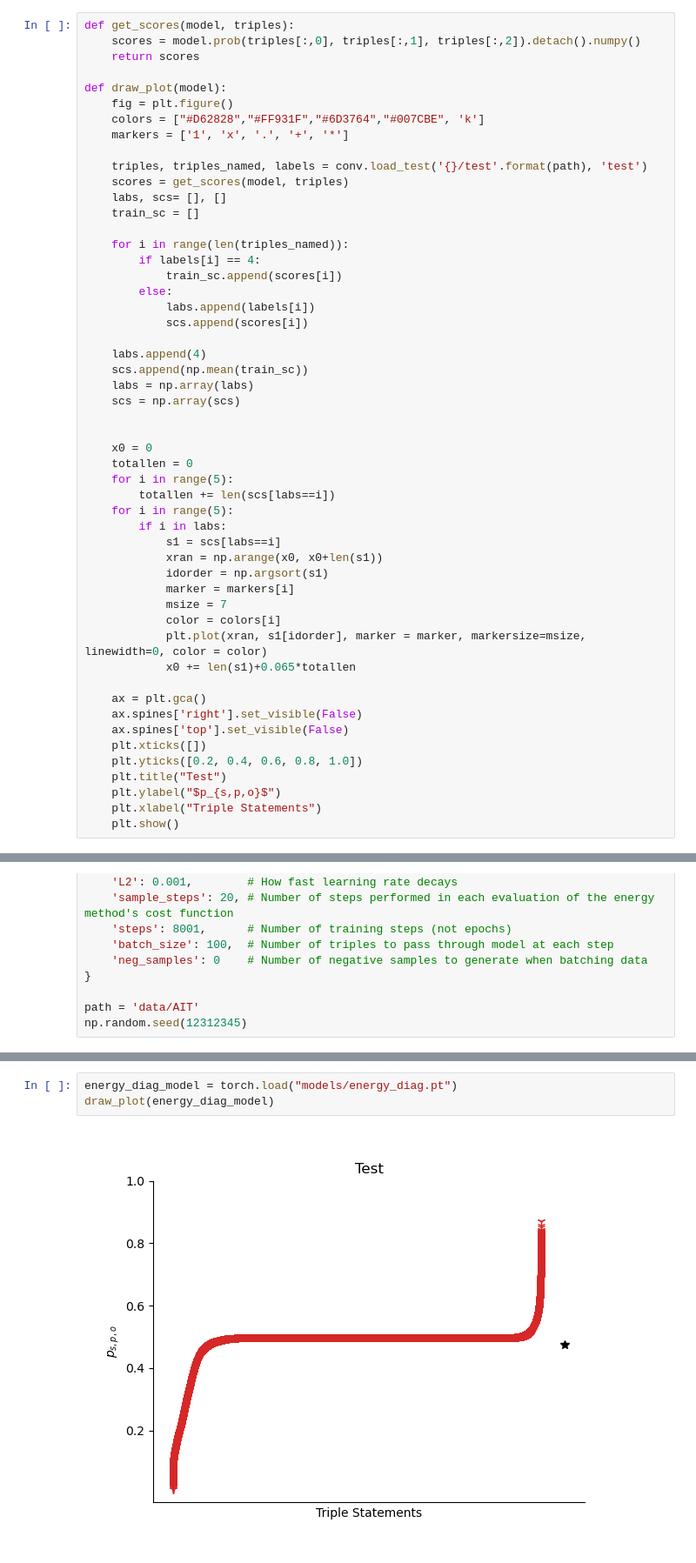
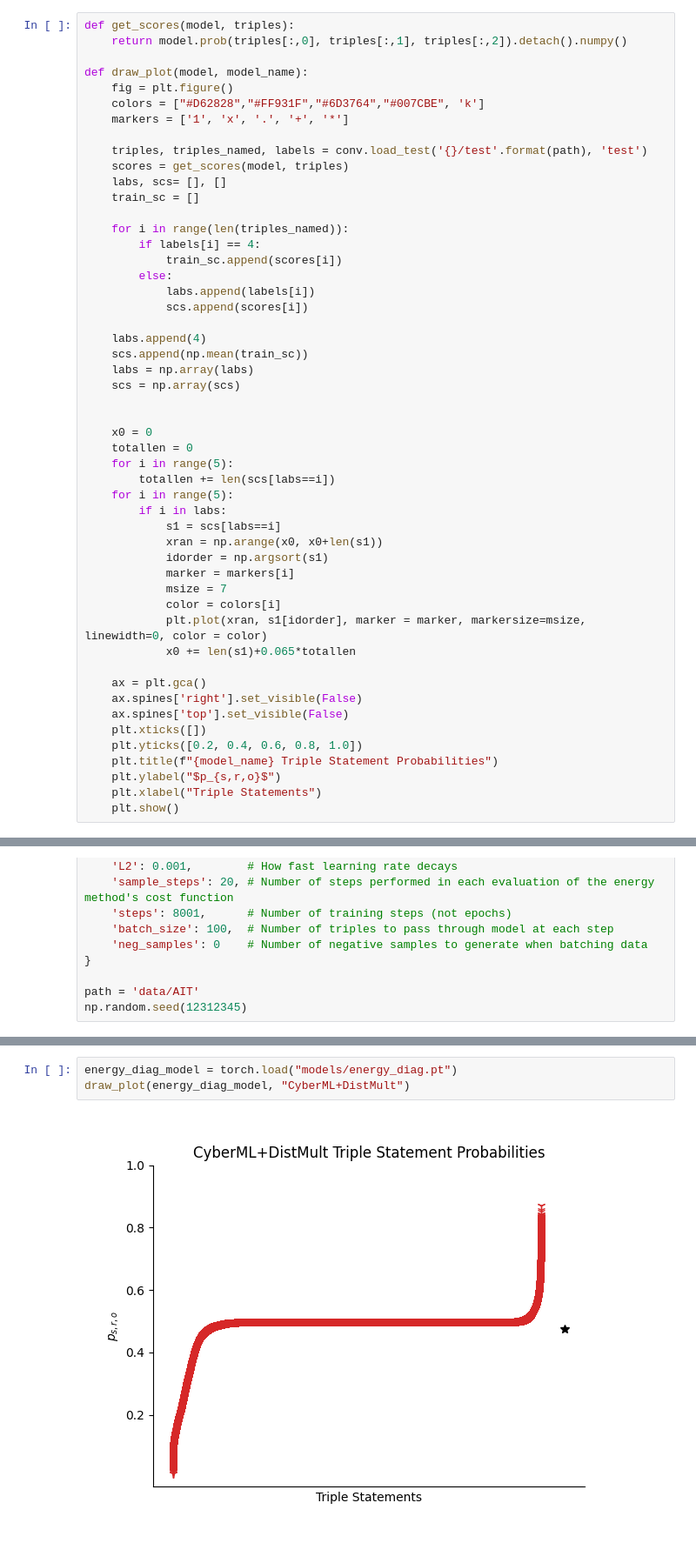
Before and after one commit to LucasAPayne/anomaly_detection, a Jupyter notebook: AIT.ipynb, the cells around one changed output, grey strips where cells are left out. Shown: that part at 87% size. Saved outputs shown, nothing was run; the diff lists cells and outputs as text.

```diff
--- a/AIT.ipynb
+++ b/AIT.ipynb
@@ -18,10 +16,9 @@ import seaborn as sns
 import torch
 # %%
 def get_scores(model, triples):
-    scores = model.prob(triples[:,0], triples[:,1], triples[:,2]).detach().numpy()
-    return scores
+    return model.prob(triples[:,0], triples[:,1], triples[:,2]).detach().numpy()
 
-def draw_plot(model):
+def draw_plot(model, model_name):
     fig = plt.figure()
     colors = ["#D62828","#FF931F","#6D3764","#007CBE", 'k']
     markers = ['1', 'x', '.', '+', '*']
@@ -64,8 +61,8 @@ def draw_plot(model):
     ax.spines['top'].set_visible(False)
     plt.xticks([])
     plt.yticks([0.2, 0.4, 0.6, 0.8, 1.0])
-    plt.title("Test")
-    plt.ylabel("$p_{s,p,o}$")
+    plt.title(f"{model_name} Triple Statement Probabilities")
+    plt.ylabel("$p_{s,r,o}$")
     plt.xlabel("Triple Statements")
     plt.show()
 # %% [markdown]
@@ -140,5 +138,5 @@ draw_plot(energy_model)
 # %%
 energy_diag_model = torch.load("models/energy_diag.pt")
-draw_plot(energy_diag_model)
+draw_plot(energy_diag_model, "CyberML+DistMult")
 # %% [output]
-[figure, old version]
+[figure, new version]
```
Also changed, not shown: parts of 6 cells of this notebook.
